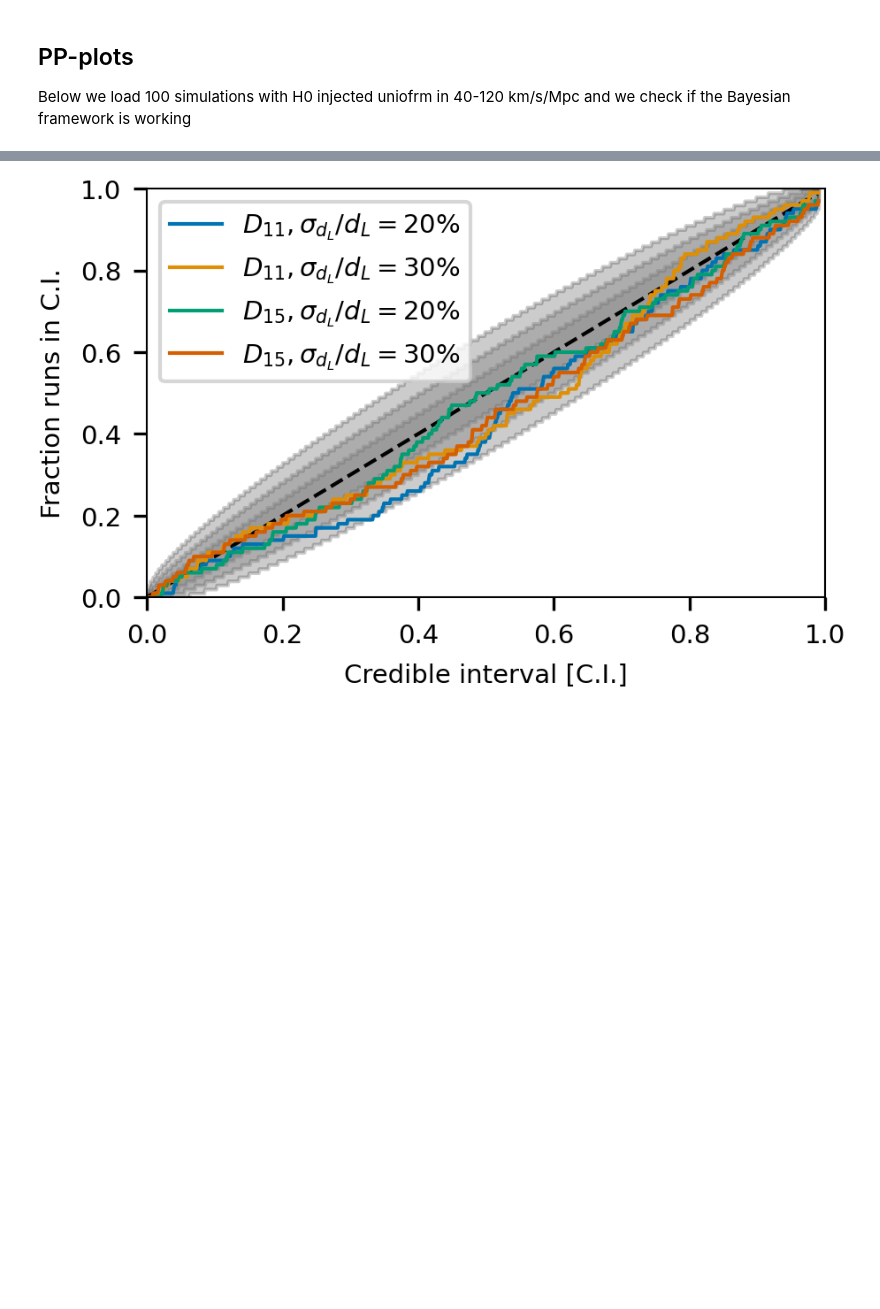
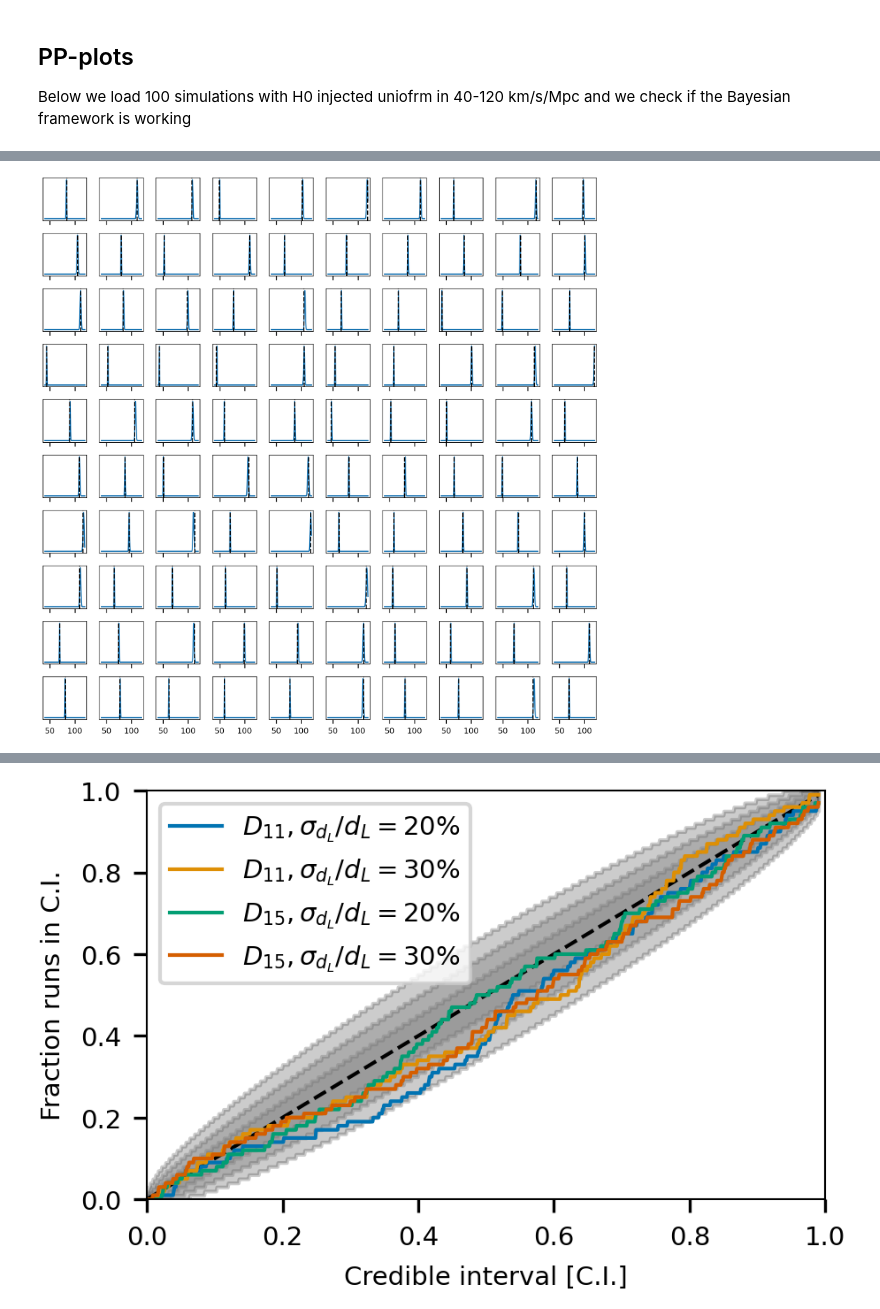
Before and after one commit to simone-mastrogiovanni/dark_sirens_101, a Jupyter notebook: ppplots.ipynb, the cells around one changed output, grey strips where cells are left out. Cells and saved outputs as stored; diff of their text form; code cells hidden in the pictures; blank space fills up the shorter version.

```diff
--- a/ppplots.ipynb
+++ b/ppplots.ipynb
@@ -169,0 +204,21 @@ def pp_curve_2(CI,H0_posteriors,H0_grid,H0_truths,plotsigma=False,Nevents=None):
+# %%
+singlepos=pickle.load(open('ppplots_data/LOS_451_05perc_acc.p','rb'))
+fig,ax=plt.subplots(10,10,figsize=(7.,7.),sharex=True,sharey=False)
+ax=ax.flatten()
+
+for i in range(100):
+    combined=np.log(singlepos['single_pos'][i]).sum(axis=0)
+    combined-=combined.max()
+    combined=np.exp(combined)
+    combined/=np.trapz(combined)
+    ax[i].plot(singlepos['H0_grid'],combined)
+    ax[i].axvline(singlepos['true_H0'][i],ls='--',color='k')
+    # for major ticks
+    ax[i].set_yticks([])
+    # for minor ticks
+    ax[i].set_yticks([], minor=True)
+
+plt.tight_layout()
+plt.savefig('LOS451_5perc_zacc.pdf')
+# %% [output]
+[figure, added]
```
Also changed, not shown: parts of 6 cells of this notebook, 25 other files.
